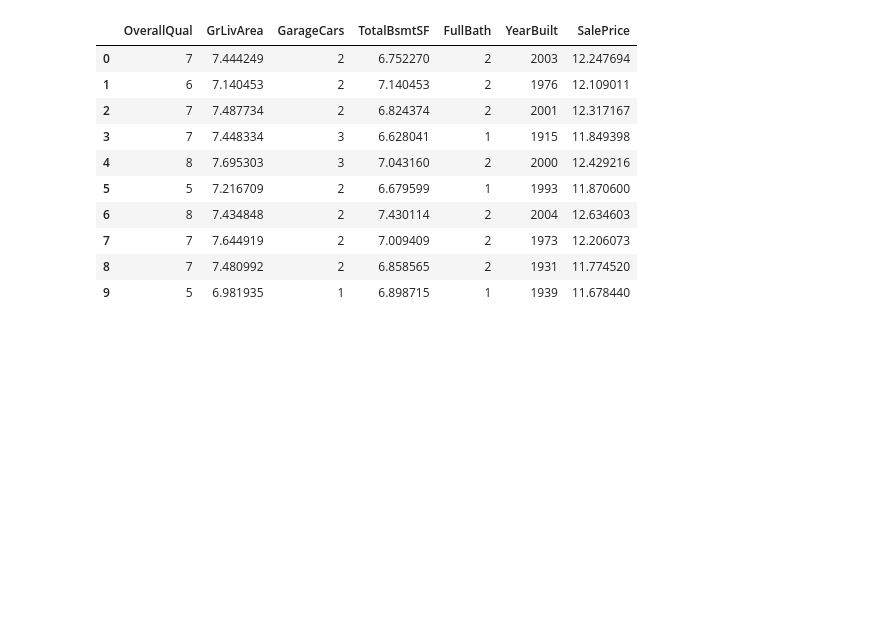
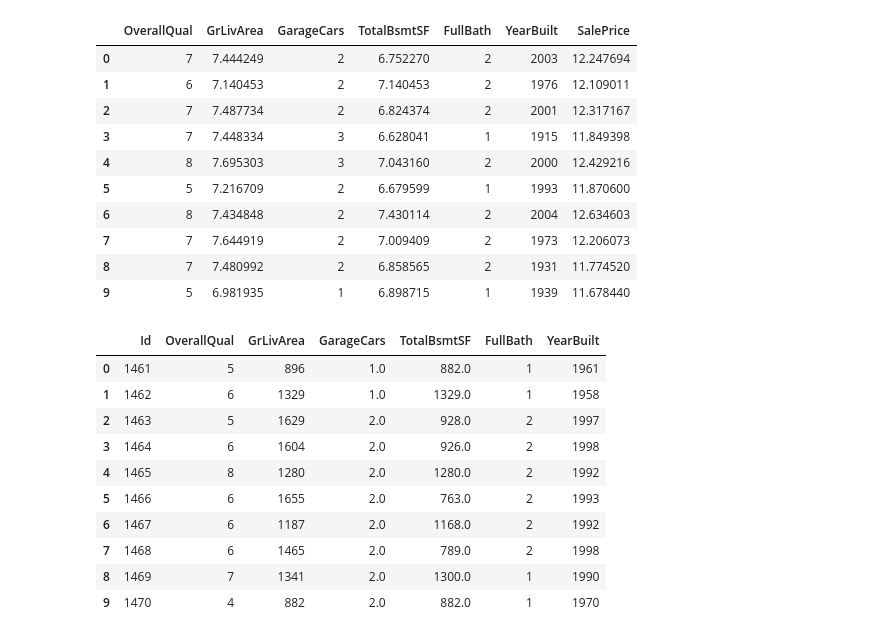
Before and after one commit to mushfiqulIslam/mltraining, a Jupyter notebook: house-prices/house-price.ipynb, the cells around one changed output. Drawn from its saved outputs; the diff is of its cells as text; code cells hidden in the pictures; blank space fills up the shorter version.

```diff
--- a/house-prices/house-price.ipynb
+++ b/house-prices/house-price.ipynb
@@ -367,3 +363,18 @@ train.head(10)
 | 7 | 7 | 7.644919 | 2 | 7.009409 | 2 | 1973 | 12.206073 |
 | 8 | 7 | 7.480992 | 2 | 6.858565 | 2 | 1931 | 11.774520 |
 | 9 | 5 | 6.981935 | 1 | 6.898715 | 1 | 1939 | 11.678440 |
+# %%
+test = test[['Id', 'OverallQual', 'GrLivArea', 'GarageCars', 'TotalBsmtSF', 'FullBath', 'YearBuilt']]
+test.head(10)
+# %% [output]
+|  | Id | OverallQual | GrLivArea | GarageCars | TotalBsmtSF | FullBath | YearBuilt |
+| 0 | 1461 | 5 | 896 | 1.0 | 882.0 | 1 | 1961 |
+| 1 | 1462 | 6 | 1329 | 1.0 | 1329.0 | 1 | 1958 |
+| 2 | 1463 | 5 | 1629 | 2.0 | 928.0 | 2 | 1997 |
+| 3 | 1464 | 6 | 1604 | 2.0 | 926.0 | 2 | 1998 |
+| 4 | 1465 | 8 | 1280 | 2.0 | 1280.0 | 2 | 1992 |
+| 5 | 1466 | 6 | 1655 | 2.0 | 763.0 | 2 | 1993 |
+| 6 | 1467 | 6 | 1187 | 2.0 | 1168.0 | 2 | 1992 |
+| 7 | 1468 | 6 | 1465 | 2.0 | 789.0 | 2 | 1998 |
+| 8 | 1469 | 7 | 1341 | 2.0 | 1300.0 | 1 | 1990 |
+| 9 | 1470 | 4 | 882 | 2.0 | 882.0 | 1 | 1970 |
```
Also changed, not shown: parts of 6 cells of this notebook.
